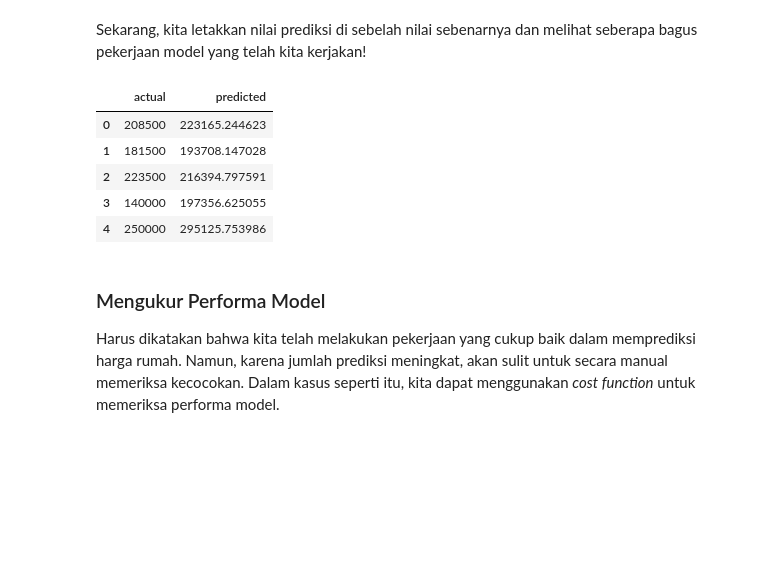
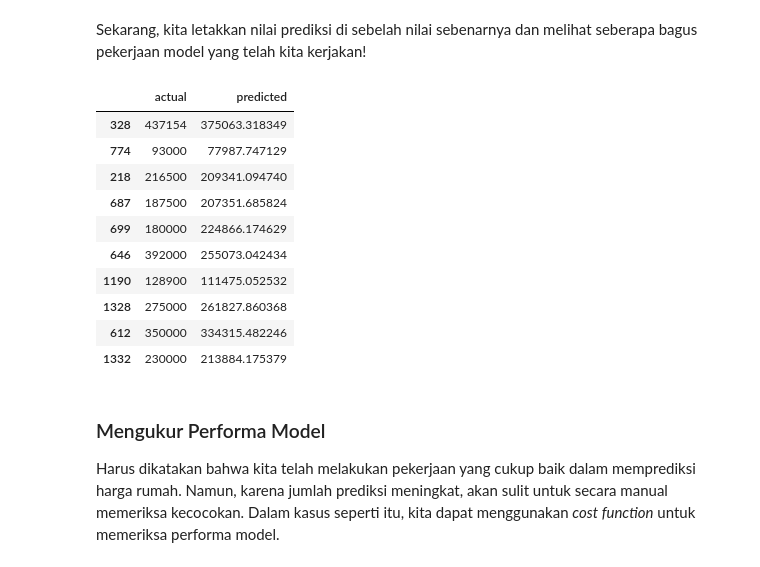
Before and after one commit to ksnugroho/ai-mastery, a Jupyter notebook: Module 4 Section 1 Lab 1 - Liniear Regression.ipynb, the cells around one changed output. Saved outputs shown, nothing was run; the diff lists cells and outputs as text; code cells hidden in the pictures; blank space fills up the shorter version.

```diff
--- a/Module 4 Section 1 Lab 1 - Liniear Regression.ipynb
+++ b/Module 4 Section 1 Lab 1 - Liniear Regression.ipynb
@@ -333,5 +306,5 @@ Saving to: 'house_prices_multivariate.csv.1'
 # %%
-df_2 = pd.read_csv('house_prices_multivariate.csv')
+df_2 = pd.read_csv('dataset/house_prices_multivariate.csv')
 df_2.head()
 # %% [output]
 |  | LotFrontage | LotArea | OverallQual | OverallCond | YearBuilt | YearRemodAdd | MasVnrArea | BsmtFinSF1 | ... |
@@ -416,14 +390,19 @@ array([223165.2446233 , 193708.14702761, 216394.79759077, 197356.62505514,
 Sekarang, kita letakkan nilai prediksi di sebelah nilai sebenarnya dan melihat seberapa bagus pekerjaan model yang telah kita kerjakan!
 # %%
 prices = pd.DataFrame({'actual': y, 'predicted': y_pred})
-prices.head()
+prices.sample(10)
 # %% [output]
 |  | actual | predicted |
-| 0 | 208500 | 223165.244623 |
-| 1 | 181500 | 193708.147028 |
-| 2 | 223500 | 216394.797591 |
-| 3 | 140000 | 197356.625055 |
-| 4 | 250000 | 295125.753986 |
+| 328 | 437154 | 375063.318349 |
+| 774 | 93000 | 77987.747129 |
+| 218 | 216500 | 209341.094740 |
+| 687 | 187500 | 207351.685824 |
+| 699 | 180000 | 224866.174629 |
+| 646 | 392000 | 255073.042434 |
+| 1190 | 128900 | 111475.052532 |
+| 1328 | 275000 | 261827.860368 |
+| 612 | 350000 | 334315.482246 |
+| 1332 | 230000 | 213884.175379 |
 # %%
 prices.to_csv('price_predict.csv', header=None)
 # %% [markdown]
```
Also changed, not shown: parts of 12 cells of this notebook, 5 other files.
